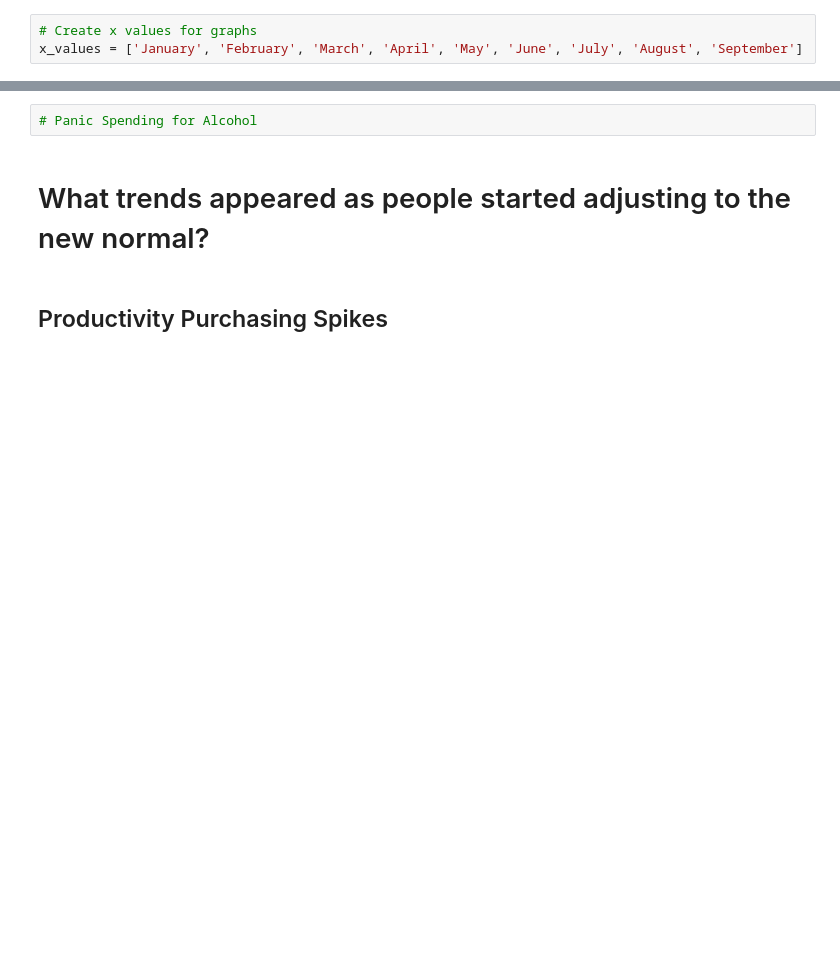
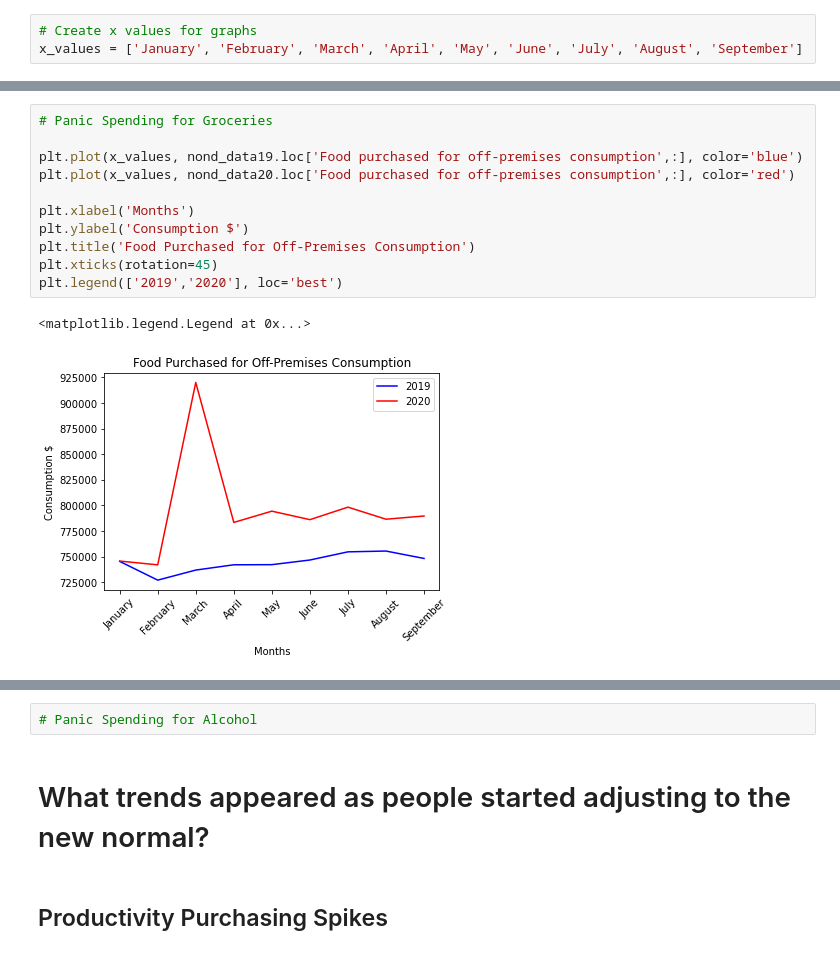
Before and after one commit to staceywai/bootcamp-project, a Jupyter notebook: Final_Data-Analysis.ipynb, the cells around one changed output, grey strips where cells are left out. Saved outputs shown, nothing was run; the diff lists cells and outputs as text; blank space fills up the shorter version.

```diff
--- a/Final_Data-Analysis.ipynb
+++ b/Final_Data-Analysis.ipynb
@@ -41,0 +273,14 @@ x_values = ['January', 'February', 'March', 'April', 'May', 'June', 'July', 'Aug
+# %%
+# Panic Spending for Groceries
+
+plt.plot(x_values, nond_data19.loc['Food purchased for off-premises consumption',:], color='blue')
+plt.plot(x_values, nond_data20.loc['Food purchased for off-premises consumption',:], color='red')
+
+plt.xlabel('Months')
+plt.ylabel('Consumption $')
+plt.title('Food Purchased for Off-Premises Consumption')
+plt.xticks(rotation=45)
+plt.legend(['2019','2020'], loc='best')
+# %% [output]
+<matplotlib.legend.Legend at 0x...>
+[figure, added]
```
Also changed, not shown: parts of 15 cells of this notebook.
